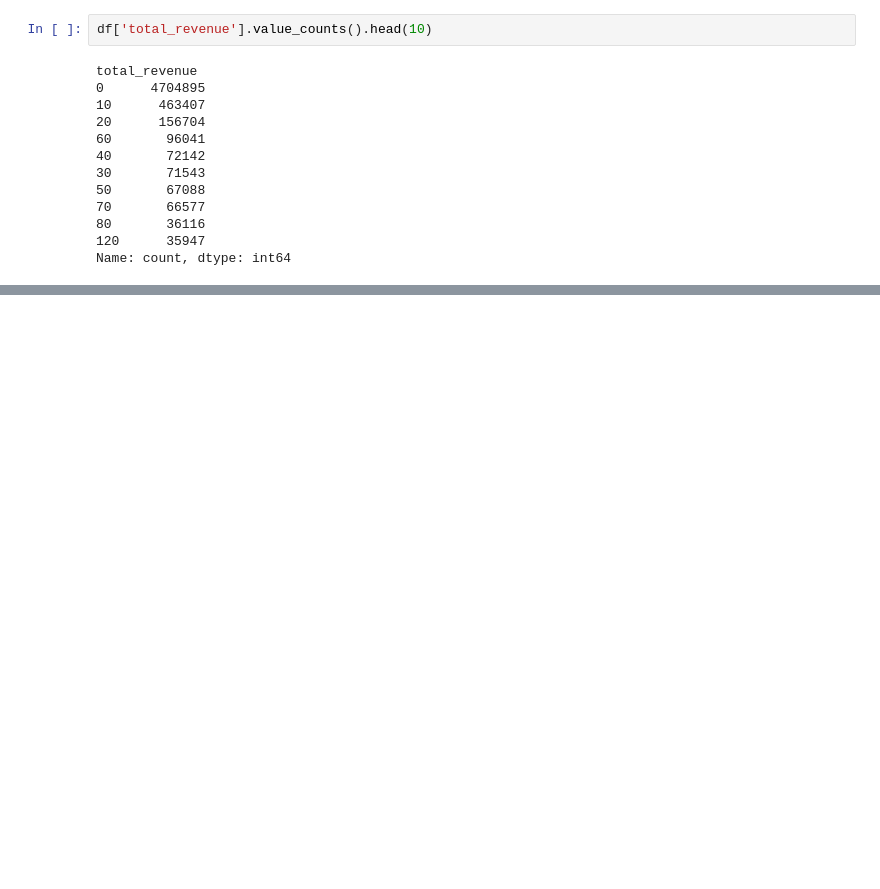
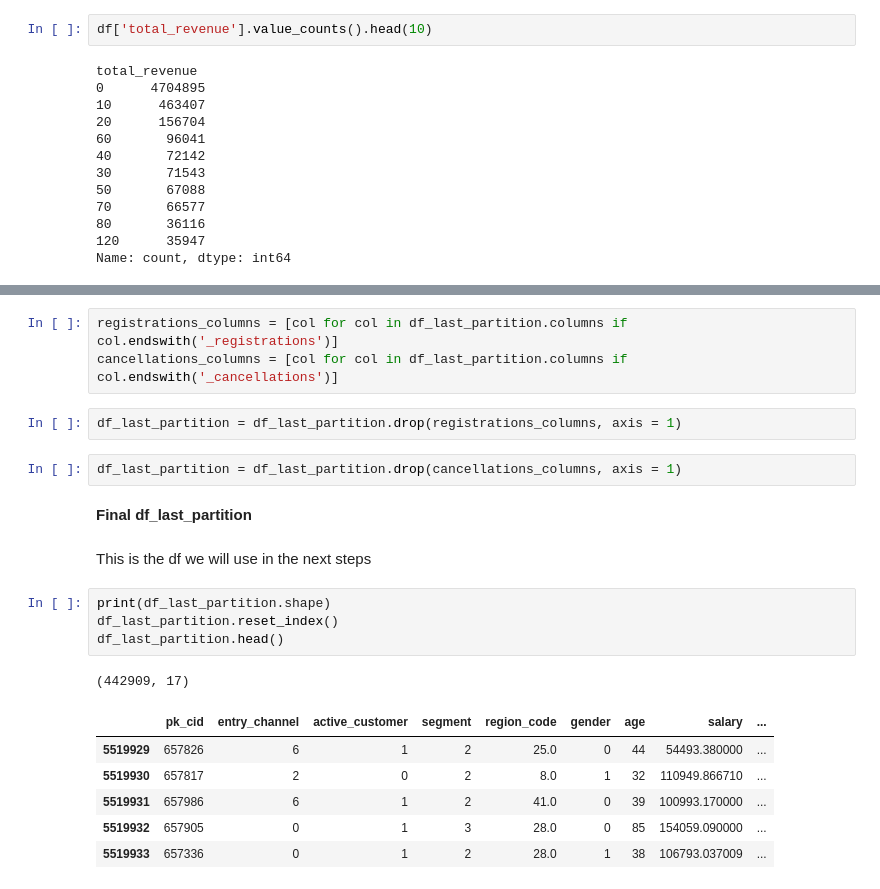
Before and after one commit to VictorSinNav/Easymoney-Data-Science-Solutions, a Jupyter notebook: Customer Segmentation.ipynb, the cells around one changed output, grey strips where cells are left out. Cells and saved outputs as stored; diff of their text form; blank space fills up the shorter version.

```diff
--- a/Customer Segmentation.ipynb
+++ b/Customer Segmentation.ipynb
@@ -237,0 +298,23 @@ def DurationProducts(df, products):
+# %%
+registrations_columns = [col for col in df_last_partition.columns if col.endswith('_registrations')]
+cancellations_columns = [col for col in df_last_partition.columns if col.endswith('_cancellations')]
+# %%
+df_last_partition = df_last_partition.drop(registrations_columns, axis = 1)
+# %%
+df_last_partition = df_last_partition.drop(cancellations_columns, axis = 1)
+# %% [markdown]
+**Final df_last_partition**
+# %% [markdown]
+This is the df we will use in the next steps
+# %%
+print(df_last_partition.shape)
+df_last_partition.reset_index()
+df_last_partition.head()
+# %% [output]
+(442909, 17)
+|  | pk_cid | entry_channel | active_customer | segment | region_code | gender | age | salary | ... |
+| 5519929 | 657826 | 6 | 1 | 2 | 25.0 | 0 | 44 | 54493.380000 | ... |
+| 5519930 | 657817 | 2 | 0 | 2 | 8.0 | 1 | 32 | 110949.866710 | ... |
+| 5519931 | 657986 | 6 | 1 | 2 | 41.0 | 0 | 39 | 100993.170000 | ... |
+| 5519932 | 657905 | 0 | 1 | 3 | 28.0 | 0 | 85 | 154059.090000 | ... |
+| 5519933 | 657336 | 0 | 1 | 2 | 28.0 | 1 | 38 | 106793.037009 | ... |
```
Also changed, not shown: parts of 41 cells of this notebook.
